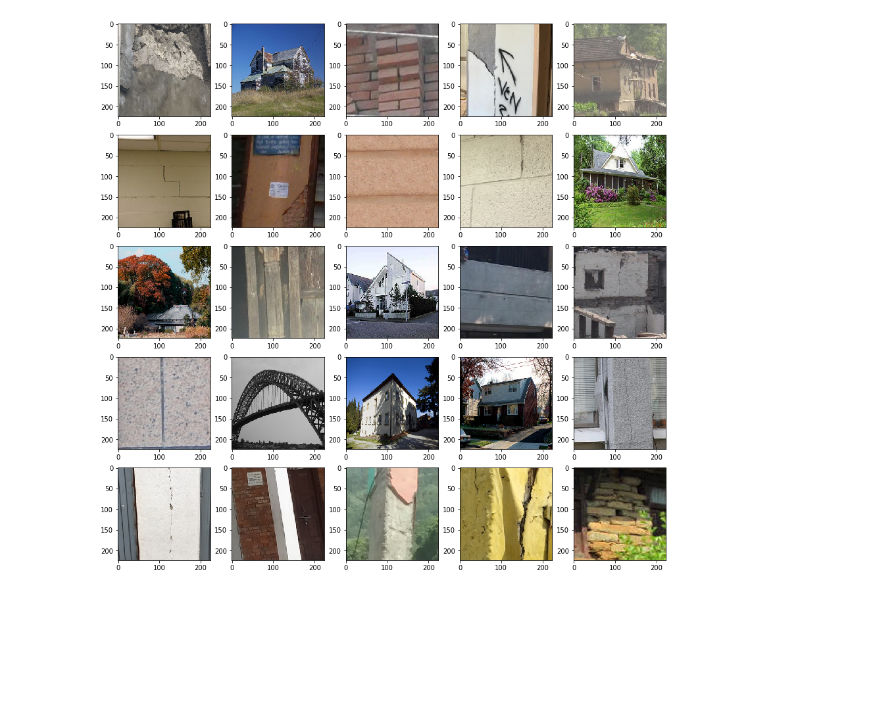
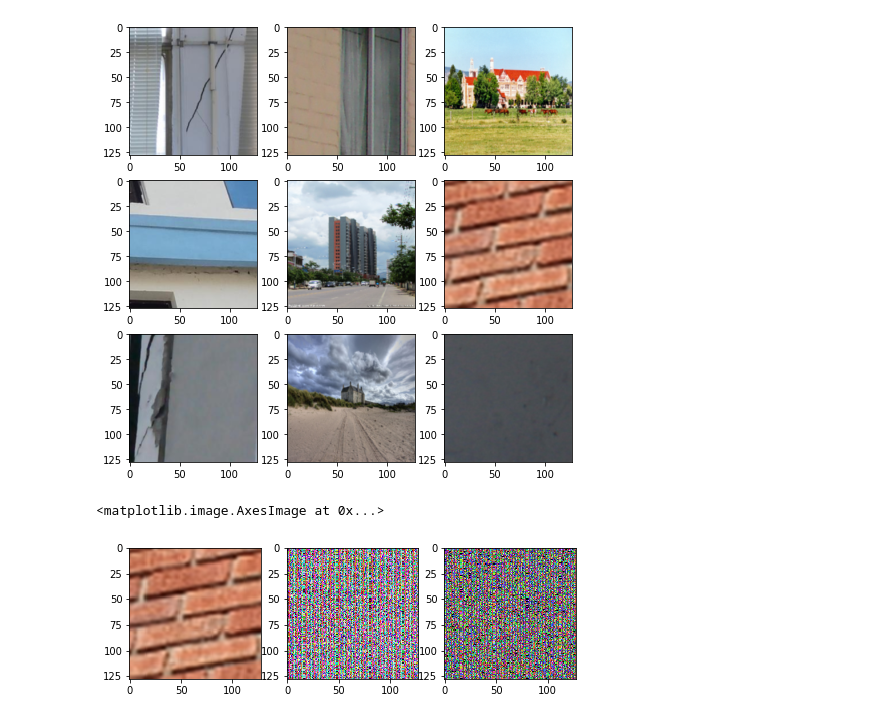
Before and after one commit to spetryk/ComputerVision6670, a Jupyter notebook: exploration1.ipynb, the cells around one changed output. Cells and saved outputs as stored; diff of their text form; code cells hidden in the pictures; blank space fills up the shorter version.

```diff
--- a/exploration1.ipynb
+++ b/exploration1.ipynb
@@ -6,4 +6,12 @@ import cv2
 import numpy as np
 import matplotlib.pyplot as plt
 from PIL import Image
+# %%
+X_train = np.load('X_train.npy', mmap_mode='r')
+# %%
+x_tr = X_train[:100, :,:,:]
+# %%
+img_size = 128
+X_blurred = [cv2.GaussianBlur(x, (3,3), 0) for x in x_tr]
+X_resize = [cv2.resize(x, (img_size, img_size)) for x in X_blurred]
 # %%
@@ -11,14 +20,39 @@ X_test = np.load('X_test.npy')
 # %%
 # X_test.shape # (4356, 224, 224, 3)
+data = X_resize
 
-fig = plt.figure(figsize=(15,15))
-columns = 5
-rows = 5
+fig = plt.figure(figsize=(8,8))
+columns = 3
+rows = 3
 for i in range(1, columns*rows + 1):
     fig.add_subplot(rows, columns, i)
-    img = Image.fromarray(X_test[i], 'RGB')
+    img = Image.fromarray(data[i], 'RGB')
     plt.imshow(img)
 
 plt.show()
 # %% [output]
-[figure, old version]
+[figure, new version]
+# %%
+test_img = data[6]
+#test_img_normalized = (test_img - test_img.mean()) / test_img.std()
+norm = np.zeros(test_img.shape)
+norm = cv2.normalize(test_img_normalized, norm, alpha=0, beta=255, norm_type=cv2.NORM_MINMAX)
+
+fig = plt.figure(figsize=(8,8))
+rows = 1
+columns = 3
+fig.add_subplot(rows, columns, 1)
+img = Image.fromarray(test_img, 'RGB')
+plt.imshow(img)
+
+fig.add_subplot(rows, columns, 2)
+img = Image.fromarray(test_img_normalized, 'RGB')
+plt.imshow(img)
+
+
+fig.add_subplot(rows, columns, 3)
+img = Image.fromarray(norm, 'RGB')
+plt.imshow(img)
+# %% [output]
+<matplotlib.image.AxesImage at 0x...>
+[figure, added]
```
Also changed, not shown: parts of 4 cells of this notebook, 1 other file.
